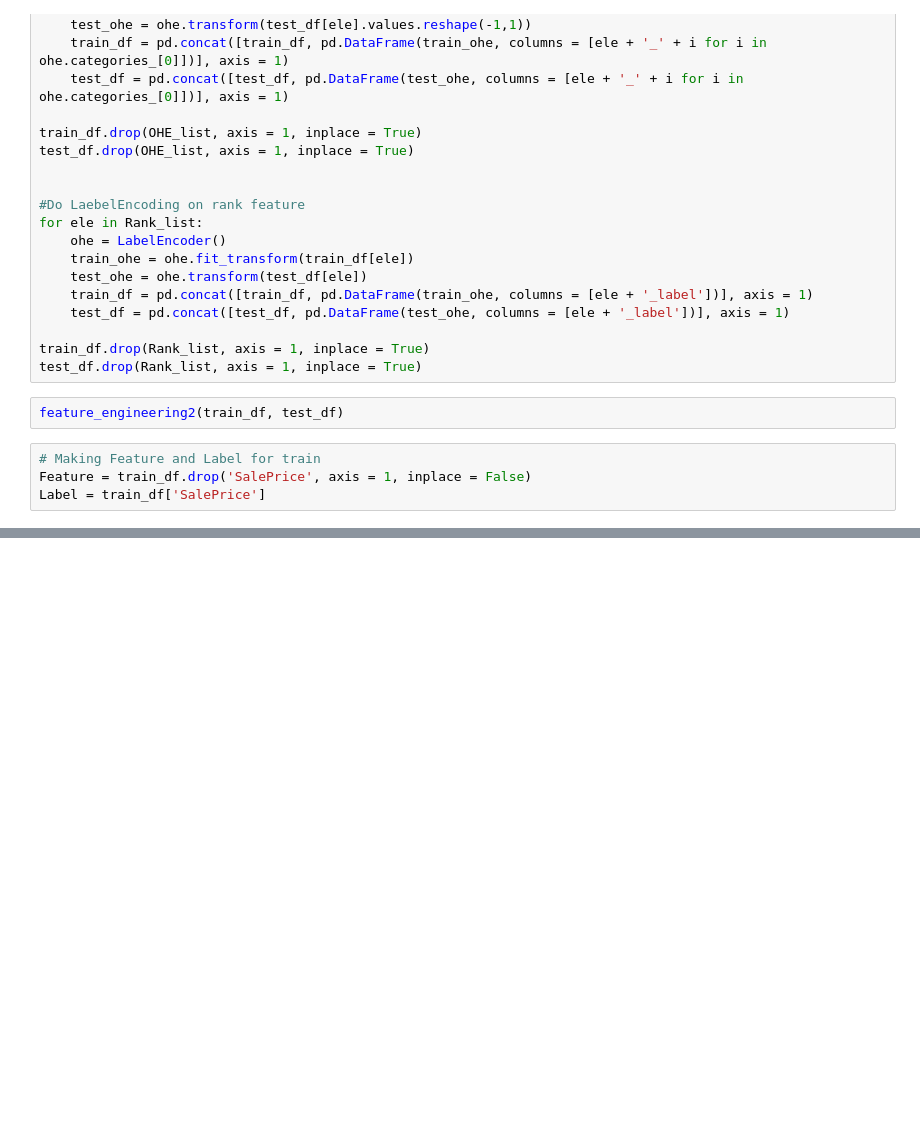
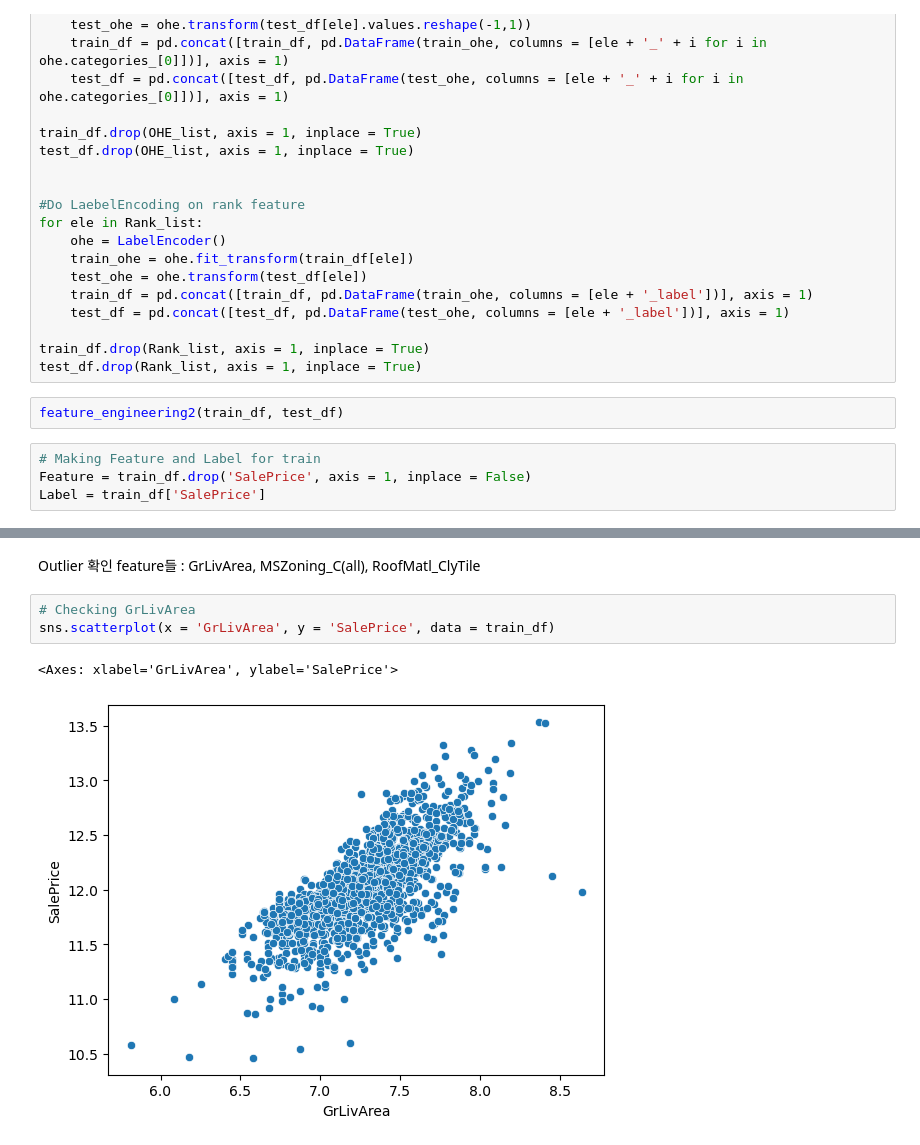
Before and after one commit to JeongHun01/Kaggle, a Jupyter notebook: House_prices/First_Attempt/Training.ipynb, the cells around one changed output, grey strips where cells are left out. Drawn from its saved outputs; the diff is of its cells as text; blank space fills up the shorter version.

```diff
--- a/House_prices/First_Attempt/Training.ipynb
+++ b/House_prices/First_Attempt/Training.ipynb
@@ -215,0 +283,8 @@ print("튜닝 전 Ridge 모델 RSME :", -np.mean(ridge_score))
+# %% [markdown]
+Outlier 확인 feature들 : GrLivArea, MSZoning_C(all), RoofMatl_ClyTile
+# %%
+# Checking GrLivArea
+sns.scatterplot(x = 'GrLivArea', y = 'SalePrice', data = train_df)
+# %% [output]
+<Axes: xlabel='GrLivArea', ylabel='SalePrice'>
+[figure, added]
```
Also changed, not shown: parts of 16 cells of this notebook.
